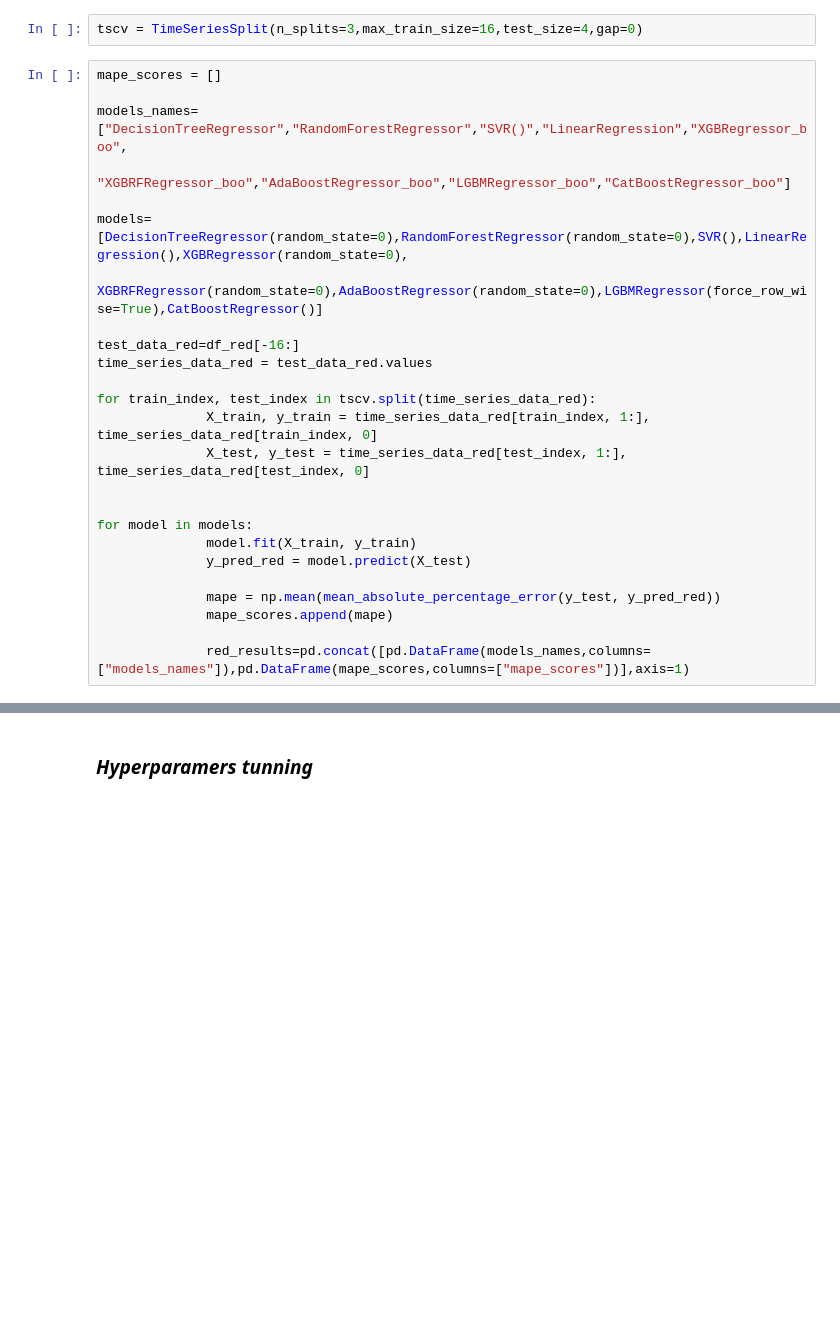
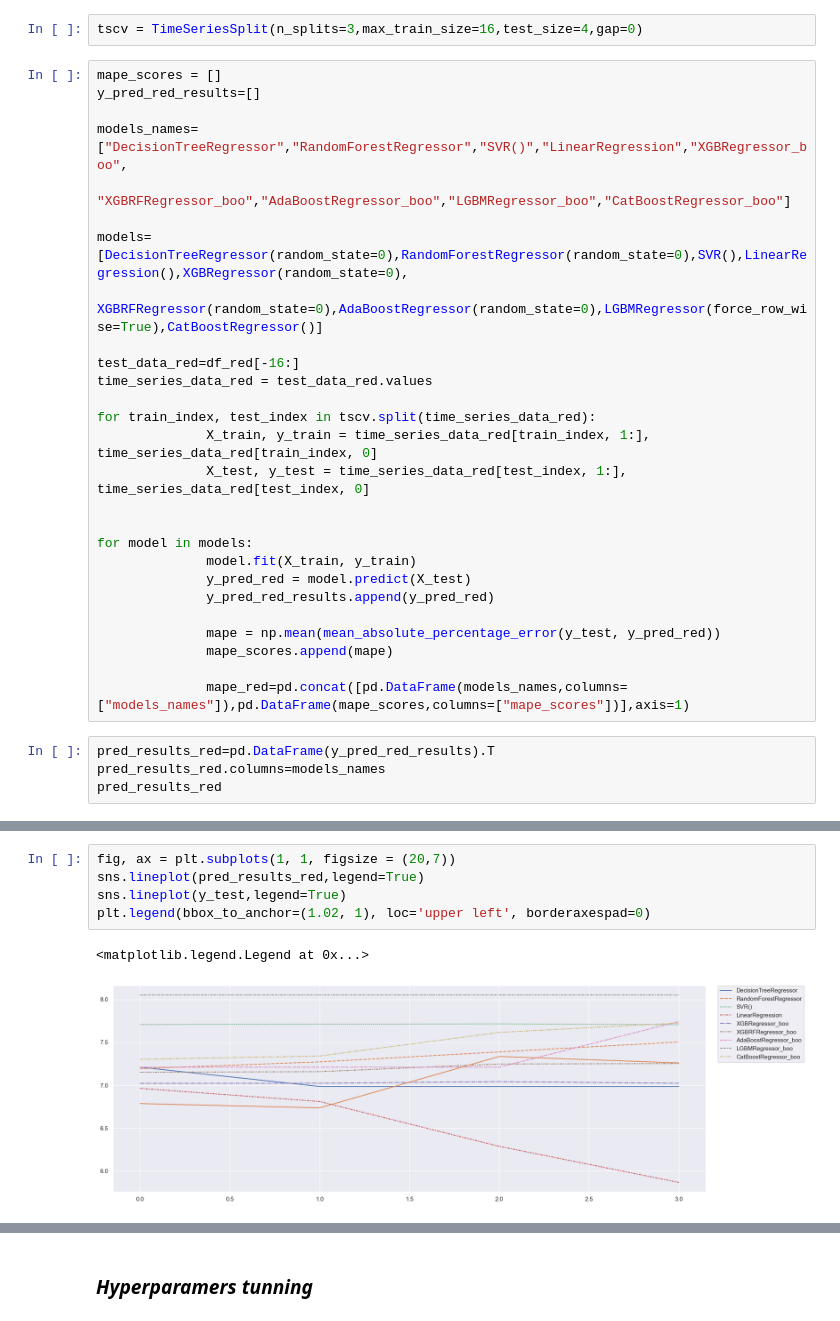
Before and after one commit to omar-ammar0/Intern_Final_Project, a Jupyter notebook: notebooks/Data_Cleaning/Data_Modelling.ipynb, the cells around one changed output, grey strips where cells are left out. Saved outputs shown, nothing was run; the diff lists cells and outputs as text; blank space fills up the shorter version.

Commit message:
update modeling

```diff
--- a/notebooks/Data_Cleaning/Data_Modelling.ipynb
+++ b/notebooks/Data_Cleaning/Data_Modelling.ipynb
@@ -74,6 +74,7 @@ warnings.filterwarnings('ignore')
 tscv = TimeSeriesSplit(n_splits=3,max_train_size=16,test_size=4,gap=0)
 # %%
 mape_scores = []
+y_pred_red_results=[]
 
 models_names=["DecisionTreeRegressor","RandomForestRegressor","SVR()","LinearRegression","XGBRegressor_boo",
                     "XGBRFRegressor_boo","AdaBoostRegressor_boo","LGBMRegressor_boo","CatBoostRegressor_boo"]
@@ -92,8 +93,13 @@ for train_index, test_index in tscv.split(time_series_data_red):
 for model in models:
               model.fit(X_train, y_train)
               y_pred_red = model.predict(X_test)
+              y_pred_red_results.append(y_pred_red)
 
               mape = np.mean(mean_absolute_percentage_error(y_test, y_pred_red))
               mape_scores.append(mape)
 
-              red_results=pd.concat([pd.DataFrame(models_names,columns=["models_names"]),pd.DataFrame(mape_scores,columns=["mape_scores"])],axis=1)
+              mape_red=pd.concat([pd.DataFrame(models_names,columns=["models_names"]),pd.DataFrame(mape_scores,columns=["mape_scores"])],axis=1)
+# %%
+pred_results_red=pd.DataFrame(y_pred_red_results).T
+pred_results_red.columns=models_names
+pred_results_red
@@ -100,2 +112,10 @@ for model in models:
+# %%
+fig, ax = plt.subplots(1, 1, figsize = (20,7))
+sns.lineplot(pred_results_red,legend=True)
+sns.lineplot(y_test,legend=True)
+plt.legend(bbox_to_anchor=(1.02, 1), loc='upper left', borderaxespad=0)
+# %% [output]
+<matplotlib.legend.Legend at 0x...>
+[figure, added]
 # %%
 mape_scores = []
```
Also changed, not shown: parts of 13 cells of this notebook, 4 other files.
